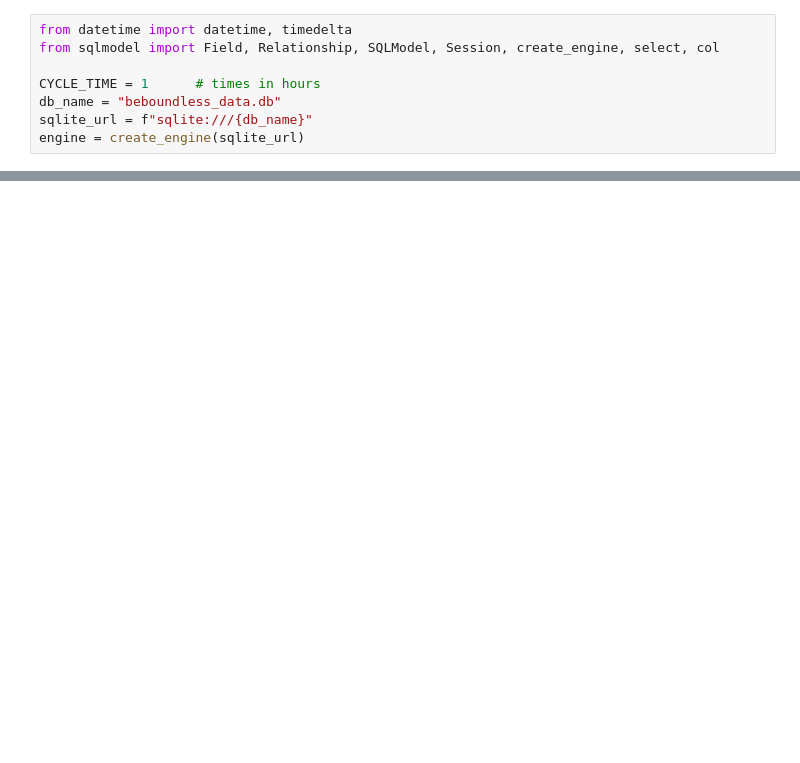
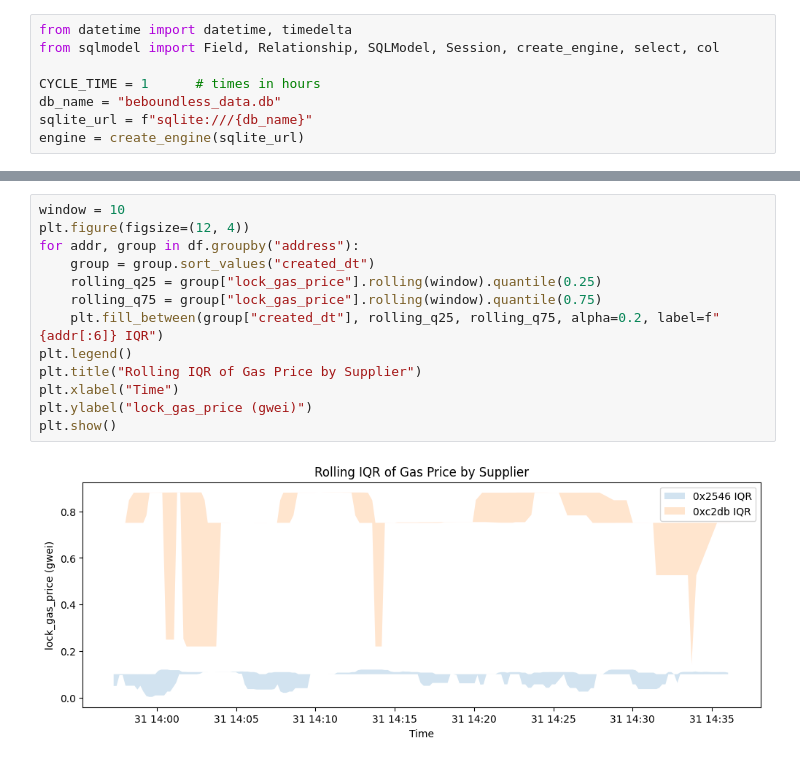
Before and after one commit to d0lwl0b/beboundless-data, a Jupyter notebook: dc_view.ipynb, the cells around one changed output, grey strips where cells are left out. Drawn from its saved outputs; the diff is of its cells as text; blank space fills up the shorter version.

```diff
--- a/dc_view.ipynb
+++ b/dc_view.ipynb
@@ -75,0 +100,15 @@ Gas price boxplot:
+# %%
+window = 10
+plt.figure(figsize=(12, 4))
+for addr, group in df.groupby("address"):
+    group = group.sort_values("created_dt")
+    rolling_q25 = group["lock_gas_price"].rolling(window).quantile(0.25)
+    rolling_q75 = group["lock_gas_price"].rolling(window).quantile(0.75)
+    plt.fill_between(group["created_dt"], rolling_q25, rolling_q75, alpha=0.2, label=f"{addr[:6]} IQR")
+plt.legend()
+plt.title("Rolling IQR of Gas Price by Supplier")
+plt.xlabel("Time")
+plt.ylabel("lock_gas_price (gwei)")
+plt.show()
+# %% [output]
+[figure, added]
```
Also changed, not shown: parts of 6 cells of this notebook, 1 other file.
